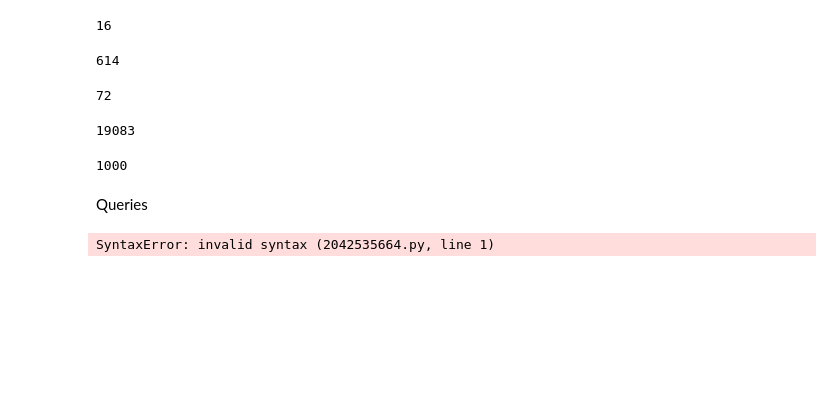
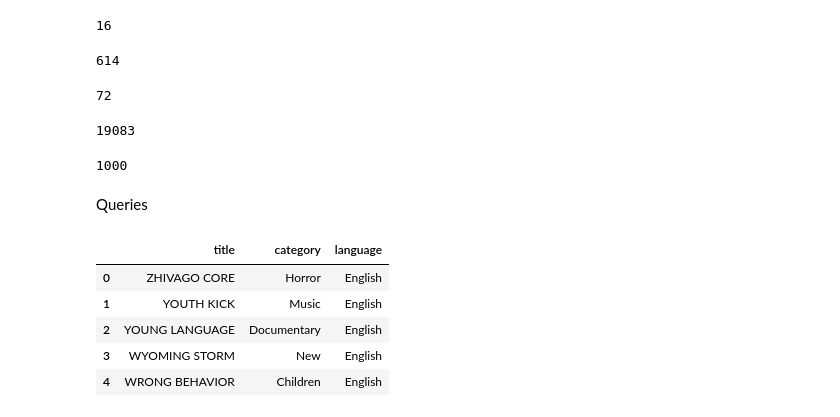
Before and after one commit to agirondo/sql-data-base-building, a Jupyter notebook: code.ipynb, the cells around one changed output. Drawn from its saved outputs; the diff is of its cells as text; code cells hidden in the pictures; blank space fills up the shorter version.

```diff
--- a/code.ipynb
+++ b/code.ipynb
@@ -272,8 +272,14 @@ df_inventory.to_sql('inventory',motor,schema='films',if_exists='append',index=Fa
 # %% [markdown]
 Queries
 # %%
-df=pd.read_sql(`select film.title as 'title', category.name as 'category' , language.name as 'language' from film left join language on film.language_id = language.language_id left join category on film.category_id=category.category_id;`, motor)
+query= 'select film.title , category.name as `category`, language.name as `language`  from film left join language on film.language_id = language.language_id left join category on film.category_id=category.category_id  order by film.title desc;'
+df=pd.read_sql(query , motor)
 
 df.head()
 # %% [output]
-SyntaxError: invalid syntax (2042535664.py, line 1)
+|  | title | category | language |
+| 0 | ZHIVAGO CORE | Horror | English |
+| 1 | YOUTH KICK | Music | English |
+| 2 | YOUNG LANGUAGE | Documentary | English |
+| 3 | WYOMING STORM | New | English |
+| 4 | WRONG BEHAVIOR | Children | English |
```
Also changed, not shown: parts of 5 cells of this notebook.
